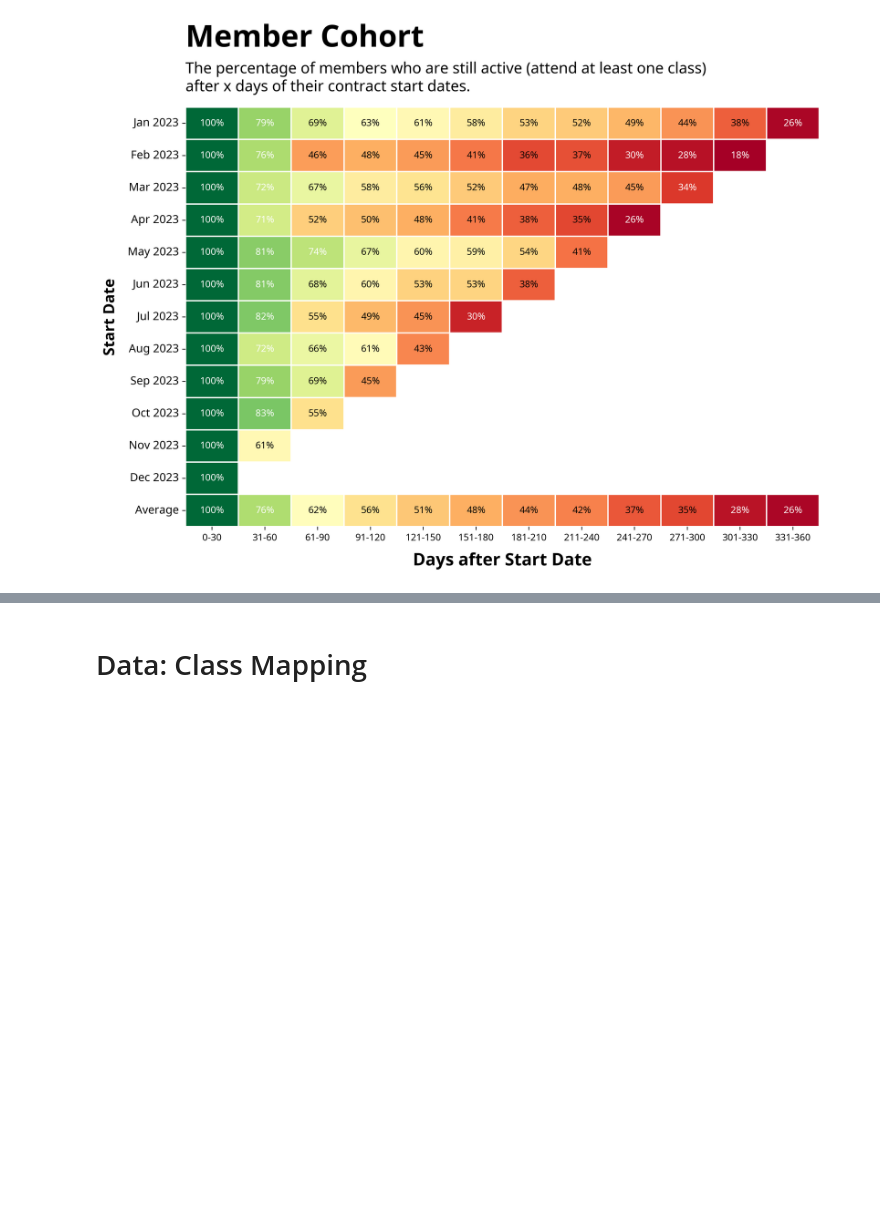
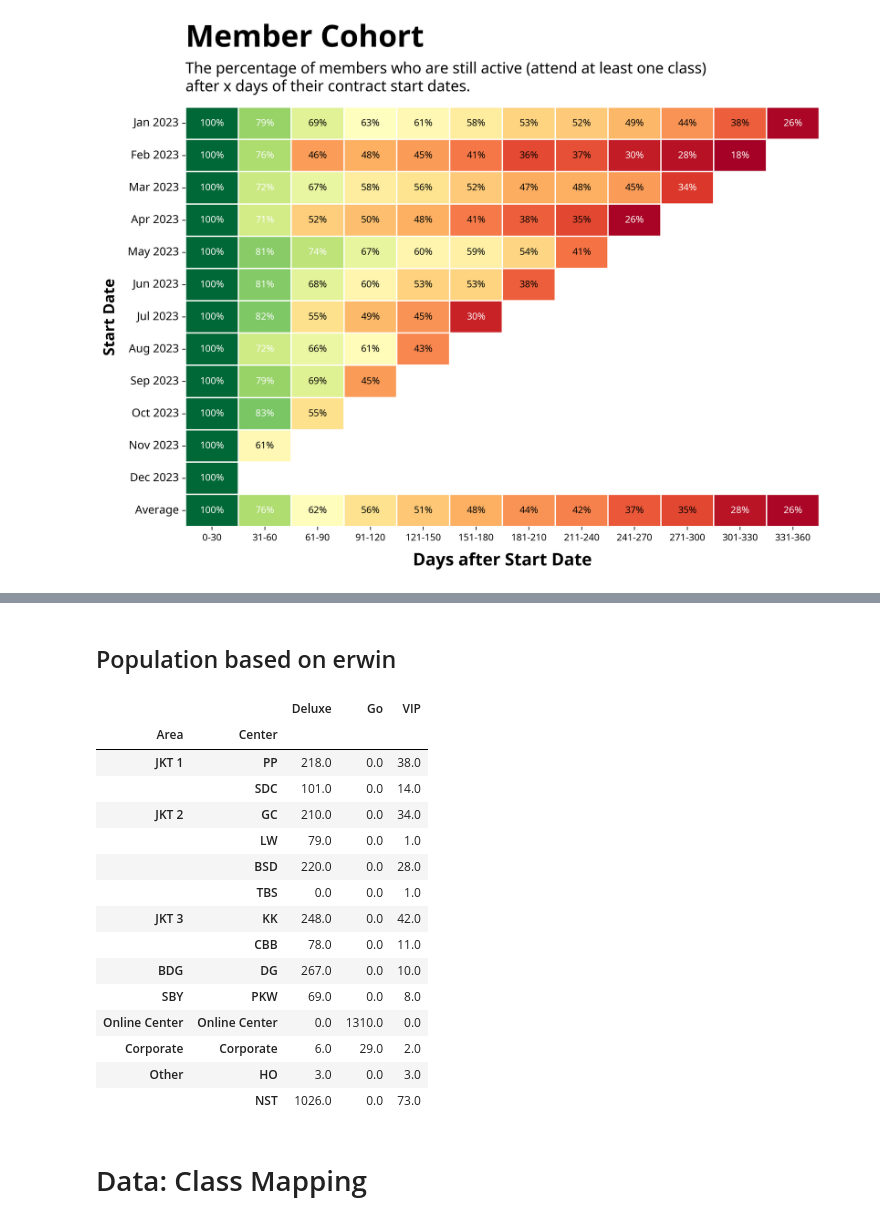
Before and after one commit to danjelito/wse-exp-manag-report, a Jupyter notebook: main.ipynb, the cells around one changed output, grey strips where cells are left out. Drawn from its saved outputs; the diff is of its cells as text; code cells hidden in the pictures; blank space fills up the shorter version.

Commit message:
add center population

```diff
--- a/main.ipynb
+++ b/main.ipynb
@@ -593,0 +603,18 @@ module.plot_cohort(df_cohort)
+# %%
+center_order = [
+    "PP",
+    "SDC",
+    "GC",
+    "LW",
+    "BSD",
+    "TBS",
+    "KK",
+    "CBB",
+    "DG",
+    "PKW",
+    "Online Center",
+    "Corporate",
+    "HO",
+    "NST",
+]
+center_order = pd.CategoricalDtype(center_order, ordered=True)
@@ -594,3 +667,50 @@ module.plot_cohort(df_cohort)
+# %% [markdown]
+## Population based on erwin
+# %%
+df_erwin_pop = (df_erwin_member
+    # filter only active student and coco student
+    .loc[
+        (df_erwin_member[f"active_{config.month[3:].replace(' ', '_')}"] == True) &
+        ~(df_erwin_member["core_product"].isna())
+    ]
+    # cast center as categorical for ordering
+    .assign(
+        center=lambda df_: df_["center"].astype(center_order)
+    )
+    .groupby(["area","center", "core_product"], observed=True)
+    .agg(
+        num_student=("center", "count")
+    )
+    # pivot
+    .reset_index()
+    .pivot(
+        index=["area", "center"],
+        columns="core_product"
+    )
+    .sort_index(axis="rows", level=1)
+    .fillna(0)
+    .droplevel(0, axis="columns")
+    .rename_axis(["Area", "Center"], axis="rows")
+    .rename_axis([""], axis="columns")
+)
+df_erwin_pop
+# %% [output]
+|  |  | Deluxe | Go | VIP |
+| Area | Center |  |  |  |
+| JKT 1 | PP | 218.0 | 0.0 | 38.0 |
+|  | SDC | 101.0 | 0.0 | 14.0 |
+| JKT 2 | GC | 210.0 | 0.0 | 34.0 |
+|  | LW | 79.0 | 0.0 | 1.0 |
+|  | BSD | 220.0 | 0.0 | 28.0 |
+|  | TBS | 0.0 | 0.0 | 1.0 |
+| JKT 3 | KK | 248.0 | 0.0 | 42.0 |
+|  | CBB | 78.0 | 0.0 | 11.0 |
+| BDG | DG | 267.0 | 0.0 | 10.0 |
+| SBY | PKW | 69.0 | 0.0 | 8.0 |
+| Online Center | Online Center | 0.0 | 1310.0 | 0.0 |
+| Corporate | Corporate | 6.0 | 29.0 | 2.0 |
+| Other | HO | 3.0 | 0.0 | 3.0 |
+|  | NST | 1026.0 | 0.0 | 73.0 |
 # %% [markdown]
 # Data: Class Mapping
 # %%
```
Also changed, not shown: parts of 8 cells of this notebook, 3 other files.
